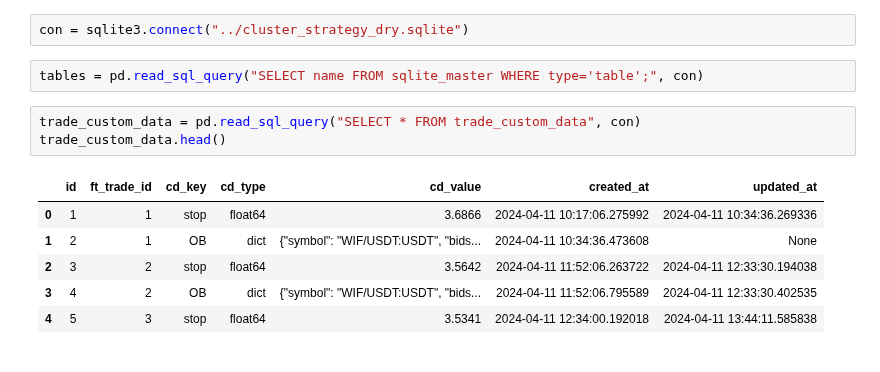
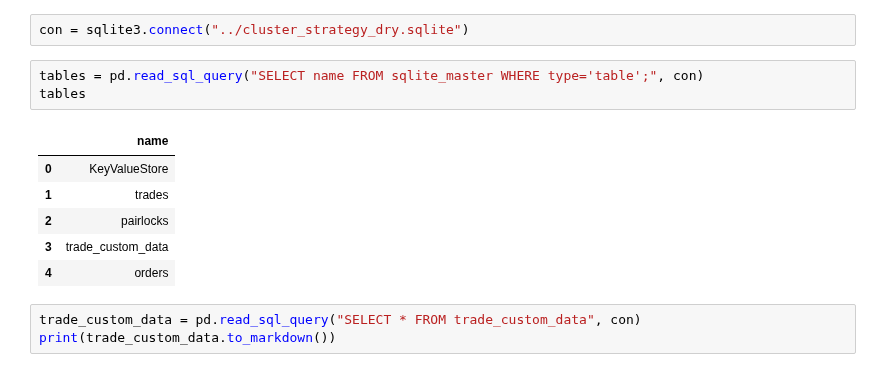
Before and after one commit to mohsenjfar/trade, a Jupyter notebook: user_data/notebooks/cluster_strategy_analysis.ipynb, the cells around one changed output. Drawn from its saved outputs; the diff is of its cells as text.

```diff
--- a/user_data/notebooks/cluster_strategy_analysis.ipynb
+++ b/user_data/notebooks/cluster_strategy_analysis.ipynb
@@ -626,13 +719,14 @@ import sqlite3
 con = sqlite3.connect("../cluster_strategy_dry.sqlite")
 # %%
 tables = pd.read_sql_query("SELECT name FROM sqlite_master WHERE type='table';", con)
+tables
+# %% [output]
+|  | name |
+| 0 | KeyValueStore |
+| 1 | trades |
+| 2 | pairlocks |
+| 3 | trade_custom_data |
+| 4 | orders |
 # %%
 trade_custom_data = pd.read_sql_query("SELECT * FROM trade_custom_data", con)
-trade_custom_data.head()
+print(trade_custom_data.to_markdown())
-# %% [output]
-|  | id | ft_trade_id | cd_key | cd_type | cd_value | created_at | updated_at |
-| 0 | 1 | 1 | stop | float64 | 3.6866 | 2024-04-11 10:17:06.275992 | 2024-04-11 10:34:36.269336 |
-| 1 | 2 | 1 | OB | dict | {"symbol": "WIF/USDT:USDT", "bids... | 2024-04-11 10:34:36.473608 | None |
-| 2 | 3 | 2 | stop | float64 | 3.5642 | 2024-04-11 11:52:06.263722 | 2024-04-11 12:33:30.194038 |
-| 3 | 4 | 2 | OB | dict | {"symbol": "WIF/USDT:USDT", "bids... | 2024-04-11 11:52:06.795589 | 2024-04-11 12:33:30.402535 |
-| 4 | 5 | 3 | stop | float64 | 3.5341 | 2024-04-11 12:34:00.192018 | 2024-04-11 13:44:11.585838 |
```
Also changed, not shown: parts of 26 cells of this notebook, 9 other files.
